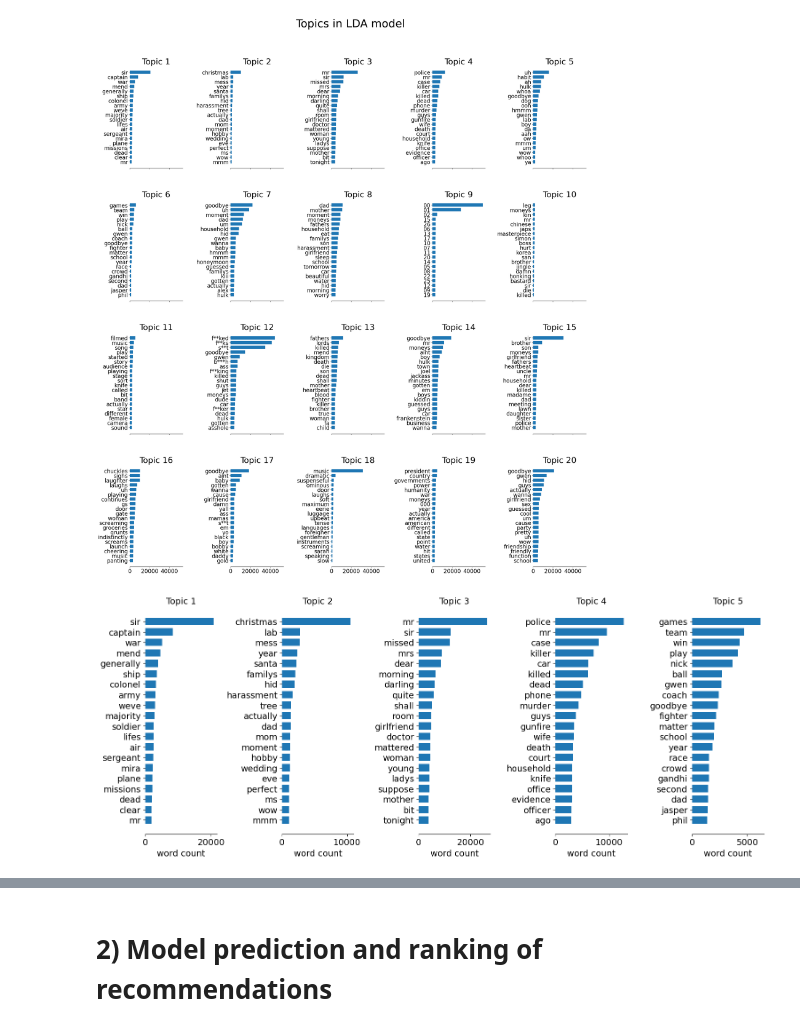
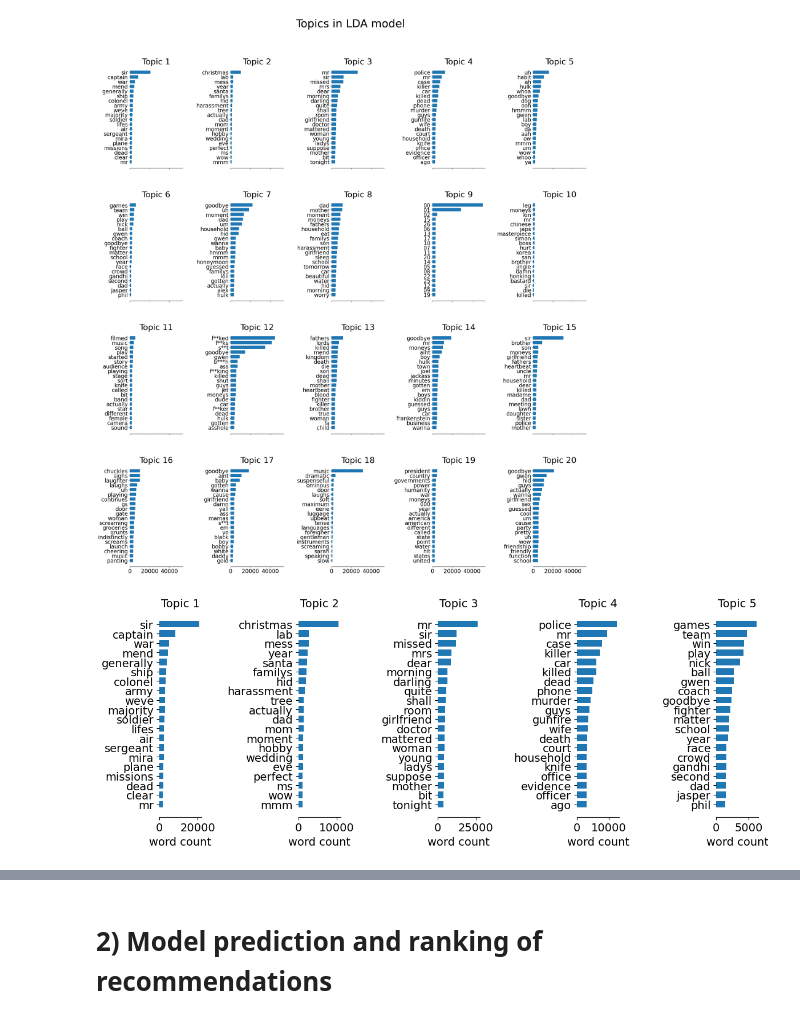
Before and after one commit to nfasano/movie_recsys, a Jupyter notebook: recsys_content_based/model_building_and_eval.ipynb, the cells around one changed output, grey strips where cells are left out. Saved outputs shown, nothing was run; the diff lists cells and outputs as text; code cells hidden in the pictures.

```diff
--- a/recsys_content_based/model_building_and_eval.ipynb
+++ b/recsys_content_based/model_building_and_eval.ipynb
@@ -154,40 +154,42 @@ def plot_top_words_selected_topics(
     fig, axes = plt.subplots(
         1,
         5,
-        figsize=(18, 6),
+        figsize=(12, 5),
         sharex=False,
     )
     axes = axes.flatten()
     kk = -1
     for topic_idx, topic in enumerate(model.components_):
         if topic_idx in select_topics:
             kk = kk + 1
             top_features_ind = topic.argsort()[: -n_top_words - 1 : -1]
             top_features = [feature_names[i] for i in top_features_ind]
             weights = topic[top_features_ind]
 
             ax = axes[kk]
             ax.barh(top_features, weights, height=0.7)
             ax.set_title(f"Topic {kk+1}", fontdict={"fontsize": 14})
             ax.invert_yaxis()
             ax.tick_params(axis="both", which="major", labelsize=14)
             ax.set_xlabel("word count", fontdict={"fontsize": 14})
             for i in "top right left".split():
                 ax.spines[i].set_visible(False)
             fig.suptitle(title, fontsize=18)
 
     plt.subplots_adjust(top=0.90, bottom=0.05, wspace=0.90, hspace=0.3)
-    plt.show()
+    fig.tight_layout()
+
 
     return fig
 
-
+plt.rcParams.update({'font.size': 14})
 fig = plot_top_words_selected_topics(
     lda, word_key, n_top_words, n_components, "", [0, 1, 2, 3, 5]
 )
+fig.tight_layout()
 fig.figure.savefig('model_building_and_eval\\select_topics.png', dpi=450, bbox_inches="tight")
 # %% [output]
-[figure, old version]
+[figure, new version]
 # %%
 # define some test cases - will be used as examples in app
 plt.rcParams.update({'font.size': 14})
```
Also changed, not shown: parts of 1 cell of this notebook, 1 other file.
